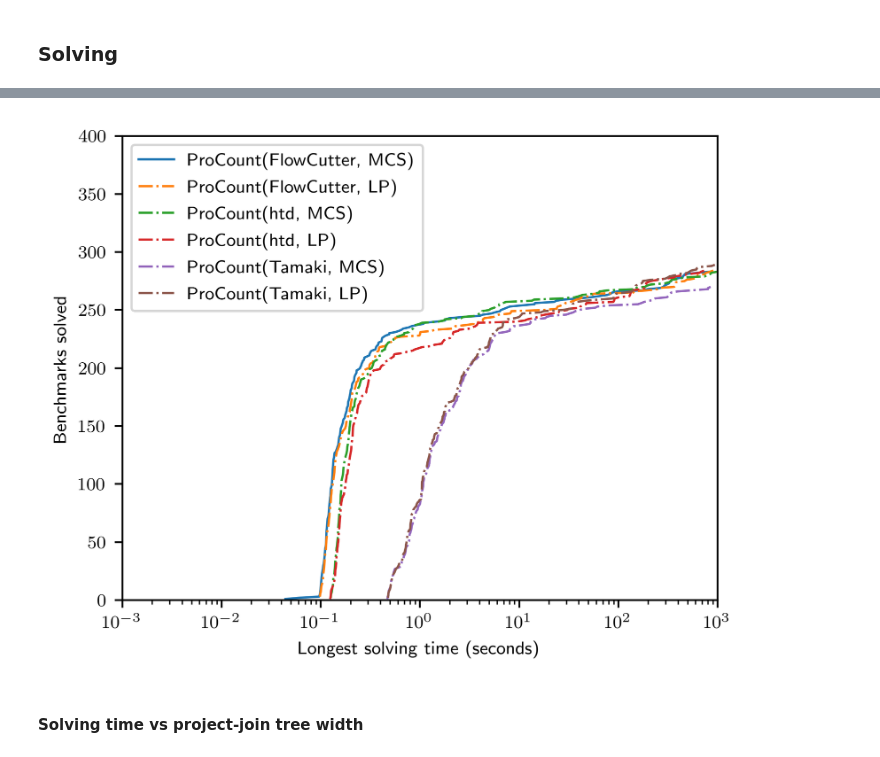
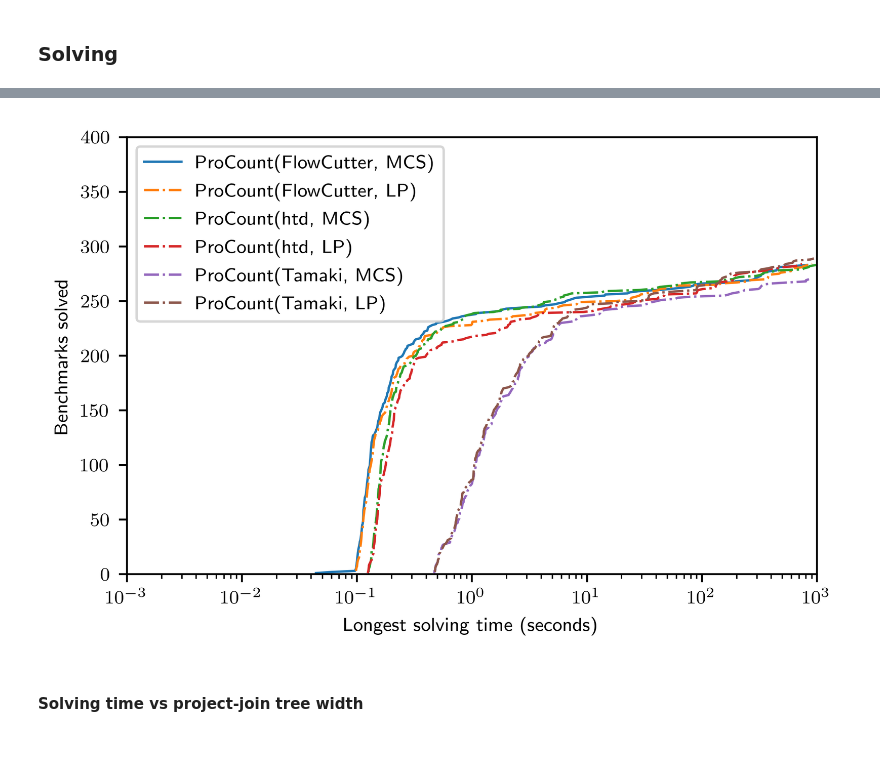
Before and after one commit to vardigroup/DPMC, a Jupyter notebook: experiments/procount.ipynb, the cells around one changed output, grey strips where cells are left out. Cells and saved outputs as stored; diff of their text form; code cells hidden in the pictures.

```diff
--- a/experiments/procount.ipynb
+++ b/experiments/procount.ipynb
@@ -1781,6 +1781,7 @@ def drawCurve(ax, timeList, name, style, width=1):
 
 def getFigSize(heightByWidth):
     figWidthPt = 347.12354 # llncs \the\textwidth
+    figWidthPt *= 1.1 # extra width still fits
     figWidthIn = figWidthPt / 72.27
     figHeightIn = heightByWidth * figWidthIn
     return (figWidthIn, figHeightIn)
@@ -1938,7 +1938,7 @@ drawExecutionCurvesA(.8)
 # %% [markdown]
 ### Solving
 # %%
-(fig, ax) = getFigAx(.45)
+(fig, ax) = getFigAx(.4)
 
 def getSolvingTimes(exp):
     return exp.query('''
@@ -1988,9 +1988,9 @@ def drawSolvingCurvesA(heightByWidth):
 
     saveFig(fig, 'figSolvingA.pgf')
 # %%
-drawSolvingCurvesA(.8)
+drawSolvingCurvesA(.65)
 # %% [output]
-[figure, old version]
+[figure, new version]
 # %% [markdown]
 #### Solving time vs project-join tree width
 # %%
```
Also changed, not shown: parts of 16 cells of this notebook, 5 other files.
